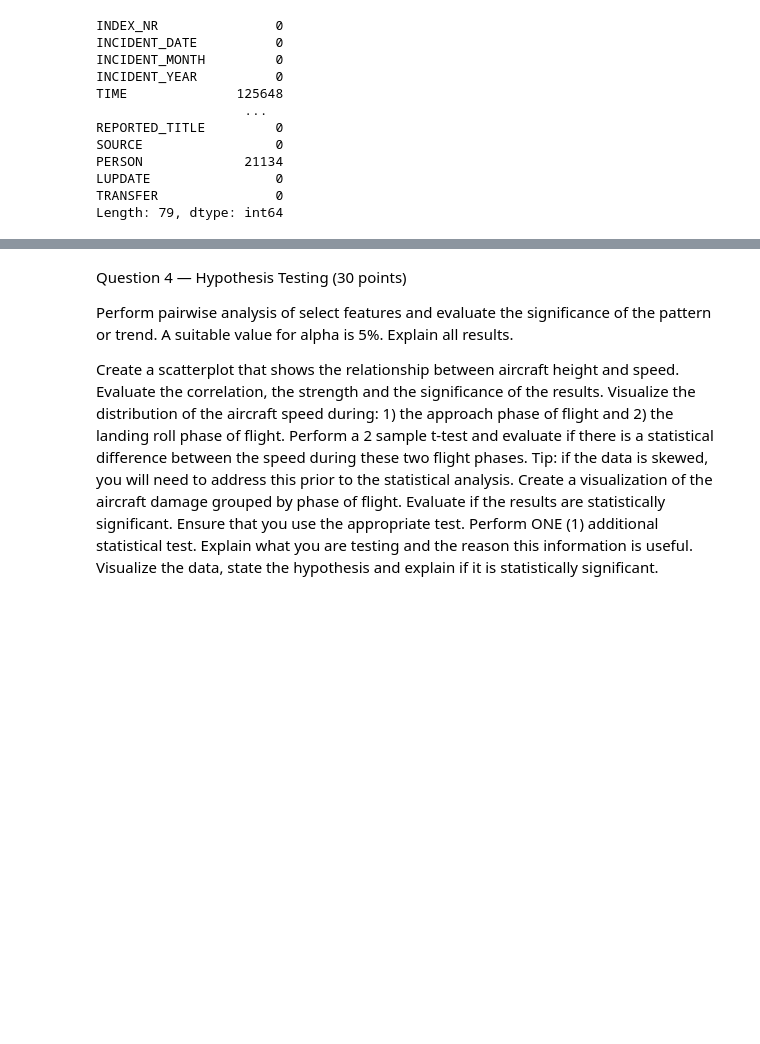
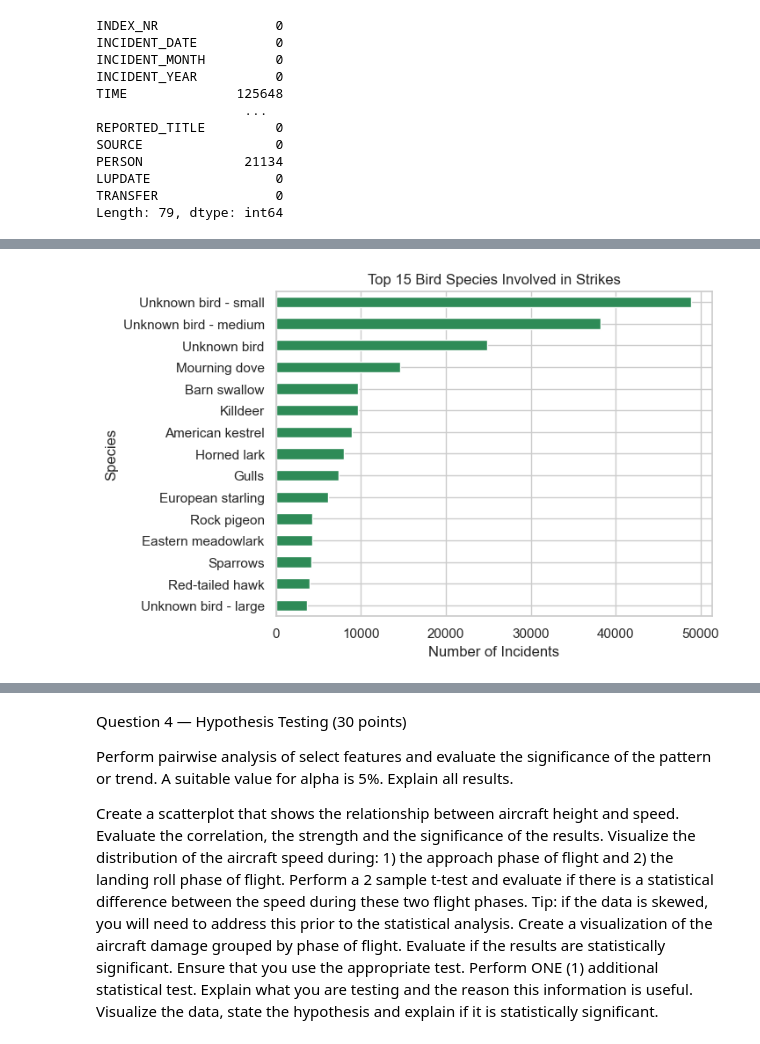
Before and after one commit to lauraboelsterli/practicum2-ds3000, a Jupyter notebook: main.ipynb, the cells around one changed output, grey strips where cells are left out. Saved outputs shown, nothing was run; the diff lists cells and outputs as text; code cells hidden in the pictures; blank space fills up the shorter version.

```diff
--- a/main.ipynb
+++ b/main.ipynb
@@ -333,0 +388,13 @@ Length: 79, dtype: int64
+# %%
+top_species = (data['SPECIES']
+               .value_counts()
+               .head(15)
+               .sort_values(ascending=True))
+
+top_species.plot(kind="barh", color="seagreen")
+plt.title("Top 15 Bird Species Involved in Strikes")
+plt.xlabel("Number of Incidents")
+plt.ylabel("Species")
+plt.show()
+# %% [output]
+[figure, added]
```
Also changed, not shown: parts of 16 cells of this notebook.
